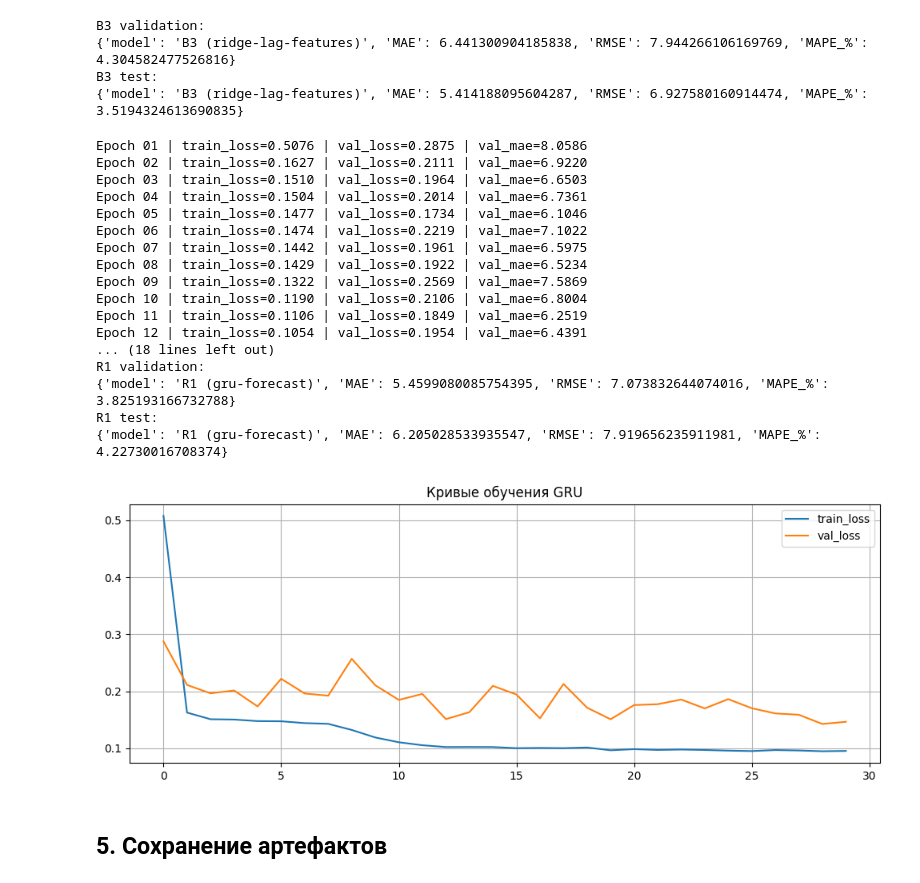
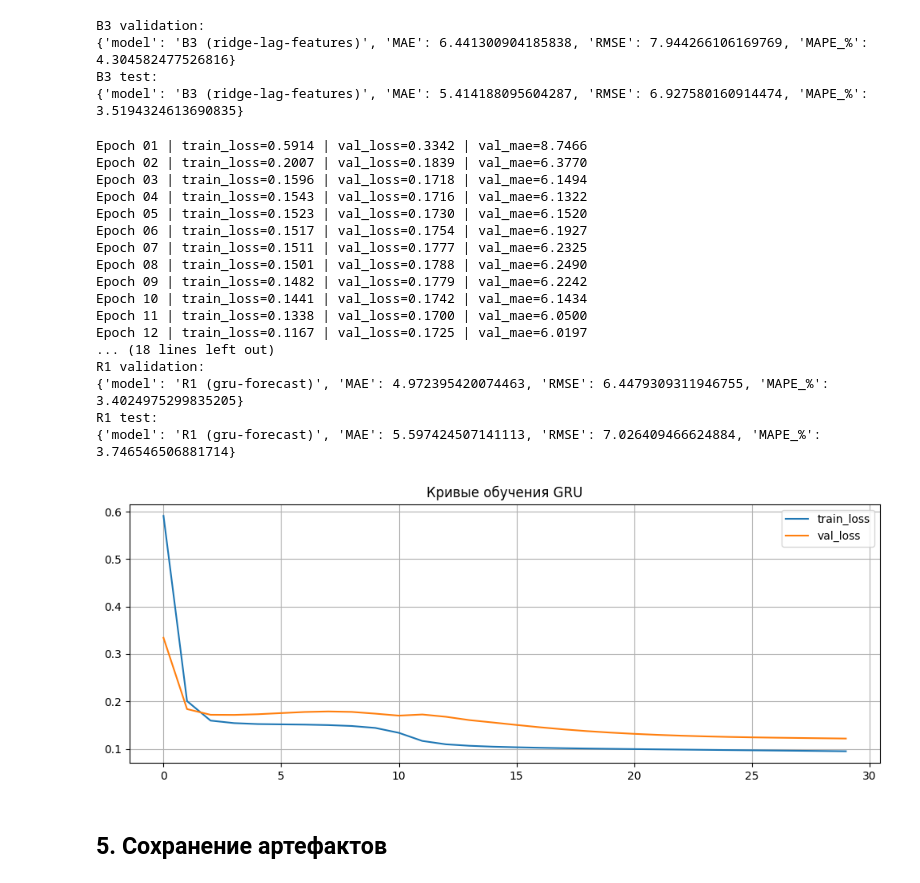
Before and after one commit to pinandr101/AIEngineering, a Jupyter notebook: homeworks/HW12/HW12.ipynb, the cells around one changed output. Cells and saved outputs as stored; diff of their text form; code cells hidden in the pictures.

```diff
--- a/homeworks/HW12/HW12.ipynb
+++ b/homeworks/HW12/HW12.ipynb
@@ -41,7 +41,8 @@ Device: cpu
 # %% [markdown]
 ## 2.3.2. Данные и первичный анализ
 # %%
-df = pd.read_csv("data/S12-hw-dataset.csv", parse_dates=["date"])
+df = pd.read_csv("data/S12-hw-dataset.csv")
+df['date'] = pd.to_datetime(df['date'])
 df = df.sort_values("date").reset_index(drop=True)
 
 target_col = "target"
@@ -192,11 +204,11 @@ X_test:  (646, 11) | y_test:  (646,)
 # %%
 window_size = 28
 
-# Масштабирование только на train
 scaler = StandardScaler()
-train_scaled = scaler.fit_transform(train_df[[target_col]]).astype(np.float32)
-val_scaled = scaler.transform(val_df[[target_col]]).astype(np.float32)
-test_scaled = scaler.transform(test_df[[target_col]]).astype(np.float32)
+train_scaled = scaler.fit_transform(train_df[[target_col]])
+val_scaled = scaler.transform(val_df[[target_col]])
+test_scaled = scaler.transform(test_df[[target_col]])
+print("Scaler обучен на train, применён к val и test.")
 
 def make_windows(series_2d: np.ndarray, window_size: int):
     X, y = [], []
@@ -227,7 +239,7 @@ train_ds = TimeSeriesDataset(X_train_w, y_train_w)
 val_ds   = TimeSeriesDataset(X_val_w, y_val_w)
 test_ds  = TimeSeriesDataset(X_test_w, y_test_w)
 
-train_loader = DataLoader(train_ds, batch_size=batch_size, shuffle=True)
+train_loader = DataLoader(train_ds, batch_size=batch_size, shuffle=False)
 val_loader   = DataLoader(val_ds,   batch_size=batch_size, shuffle=False)
 test_loader  = DataLoader(test_ds,  batch_size=batch_size, shuffle=False)
 # %% [output]
@@ -358,7 +371,7 @@ class GRUForecaster(nn.Module):
         last = out[:, -1, :]
         return self.fc(last).squeeze(-1)
 
-model = GRUForecaster(hidden_size=64, num_layers=2).to(device)
+model = GRUForecaster(hidden_size=64, num_layers=2).to(DEVICE)
 optimizer = torch.optim.Adam(model.parameters(), lr=1e-3)
 criterion = nn.MSELoss()
 
@@ -368,10 +381,10 @@ best_state = None
 history = {"train_loss": [], "val_loss": [], "val_mae": []}   # добавили val_mae
 
 for epoch in range(1, num_epochs+1):
-    train_loss = train_one_epoch(model, train_loader, optimizer, criterion, device)
+    train_loss = train_one_epoch(model, train_loader, optimizer, criterion, DEVICE)
 
     # Получаем предсказания на валидации (масштабированные)
-    val_loss, y_val_scaled_true, y_val_scaled_pred = evaluate_model(model, val_loader, criterion, device)
+    val_loss, y_val_scaled_true, y_val_scaled_pred = evaluate_model(model, val_loader, criterion, DEVICE)
 
     # Преобразуем обратно в исходный масштаб
     y_val_true = scaler.inverse_transform(y_val_scaled_true.reshape(-1, 1)).ravel()
@@ -393,50 +406,50 @@ for epoch in range(1, num_epochs+1):
 
 model.load_state_dict(best_state)
 
-_, y_val_scaled_pred, y_val_scaled_true = evaluate_model(model, val_loader, criterion, device)
+_, y_val_scaled_pred, y_val_scaled_true = evaluate_model(model, val_loader, criterion, DEVICE)
 y_val_pred = scaler.inverse_transform(y_val_scaled_pred.reshape(-1,1)).ravel()
 y_val_true = scaler.inverse_transform(y_val_scaled_true.reshape(-1,1)).ravel()
 b4_val_metrics = evaluate_regression(y_val_true, y_val_pred, "R1 (gru-forecast)")
 
 # Оценка на тесте (один раз, для финального отчёта)
-_, y_test_scaled_pred, y_test_scaled_true = evaluate_model(model, test_loader, criterion, device)
+_, y_test_scaled_pred, y_test_scaled_true = evaluate_model(model, test_loader, criterion, DEVICE)
 y_test_pred = scaler.inverse_transform(y_test_scaled_pred.reshape(-1,1)).ravel()
 y_test_true = scaler.inverse_transform(y_test_scaled_true.reshape(-1,1)).ravel()
 b4_test_metrics = evaluate_regression(y_test_true, y_test_pred, "R1 (gru-forecast)")
 
 print("R1 validation:")
 print(b4_val_metrics)
 print("R1 test:")
 print(b4_test_metrics)
 
 # Кривые обучения
 plt.figure(figsize=(10,4))
 plt.plot(history["train_loss"], label="train_loss")
 plt.plot(history["val_loss"], label="val_loss")
 plt.legend()
 plt.title("Кривые обучения GRU")
 plt.tight_layout()
 plt.savefig("artifacts/figures/gru_learning_curves.png", dpi=100)
 plt.show()
 # %% [output]
-Epoch 01 | train_loss=0.5076 | val_loss=0.2875 | val_mae=8.0586
-Epoch 02 | train_loss=0.1627 | val_loss=0.2111 | val_mae=6.9220
-Epoch 03 | train_loss=0.1510 | val_loss=0.1964 | val_mae=6.6503
-Epoch 04 | train_loss=0.1504 | val_loss=0.2014 | val_mae=6.7361
-Epoch 05 | train_loss=0.1477 | val_loss=0.1734 | val_mae=6.1046
-Epoch 06 | train_loss=0.1474 | val_loss=0.2219 | val_mae=7.1022
-Epoch 07 | train_loss=0.1442 | val_loss=0.1961 | val_mae=6.5975
-Epoch 08 | train_loss=0.1429 | val_loss=0.1922 | val_mae=6.5234
-Epoch 09 | train_loss=0.1322 | val_loss=0.2569 | val_mae=7.5869
-Epoch 10 | train_loss=0.1190 | val_loss=0.2106 | val_mae=6.8004
-Epoch 11 | train_loss=0.1106 | val_loss=0.1849 | val_mae=6.2519
-Epoch 12 | train_loss=0.1054 | val_loss=0.1954 | val_mae=6.4391
+Epoch 01 | train_loss=0.5914 | val_loss=0.3342 | val_mae=8.7466
+Epoch 02 | train_loss=0.2007 | val_loss=0.1839 | val_mae=6.3770
+Epoch 03 | train_loss=0.1596 | val_loss=0.1718 | val_mae=6.1494
+Epoch 04 | train_loss=0.1543 | val_loss=0.1716 | val_mae=6.1322
+Epoch 05 | train_loss=0.1523 | val_loss=0.1730 | val_mae=6.1520
+Epoch 06 | train_loss=0.1517 | val_loss=0.1754 | val_mae=6.1927
+Epoch 07 | train_loss=0.1511 | val_loss=0.1777 | val_mae=6.2325
+Epoch 08 | train_loss=0.1501 | val_loss=0.1788 | val_mae=6.2490
+Epoch 09 | train_loss=0.1482 | val_loss=0.1779 | val_mae=6.2242
+Epoch 10 | train_loss=0.1441 | val_loss=0.1742 | val_mae=6.1434
+Epoch 11 | train_loss=0.1338 | val_loss=0.1700 | val_mae=6.0500
+Epoch 12 | train_loss=0.1167 | val_loss=0.1725 | val_mae=6.0197
 ... (18 lines left out)
 R1 validation:
-{'model': 'R1 (gru-forecast)', 'MAE': 5.4599080085754395, 'RMSE': 7.073832644074016, 'MAPE_%': 3.825193166732788}
+{'model': 'R1 (gru-forecast)', 'MAE': 4.972395420074463, 'RMSE': 6.4479309311946755, 'MAPE_%': 3.4024975299835205}
 R1 test:
-{'model': 'R1 (gru-forecast)', 'MAE': 6.205028533935547, 'RMSE': 7.919656235911981, 'MAPE_%': 4.22730016708374}
+{'model': 'R1 (gru-forecast)', 'MAE': 5.597424507141113, 'RMSE': 7.026409466624884, 'MAPE_%': 3.746546506881714}
-[figure, old version]
+[figure, new version]
 # %% [markdown]
 ## 5. Сохранение артефактов
 # %%
```
Also changed, not shown: parts of 6 cells of this notebook, 12 other files.
